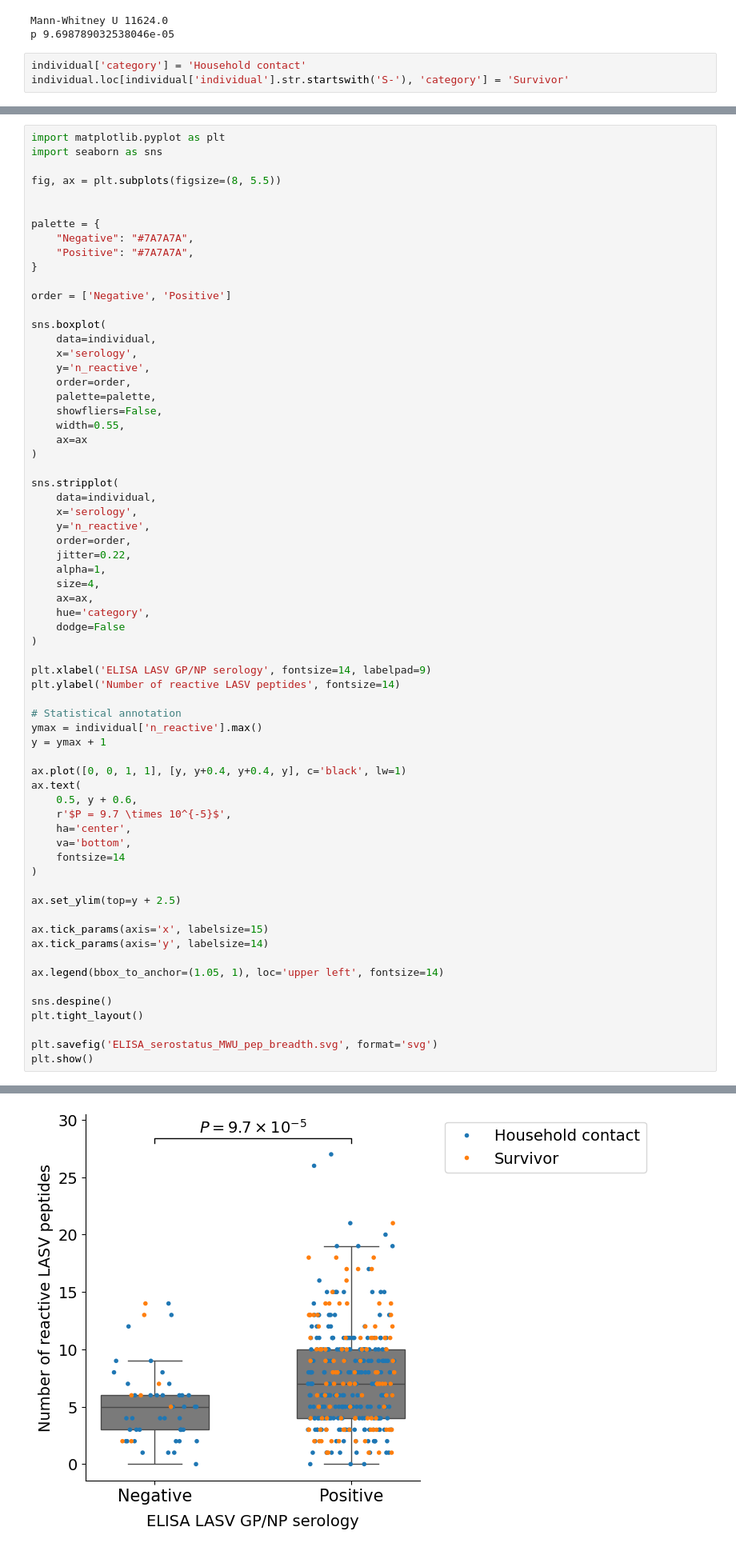
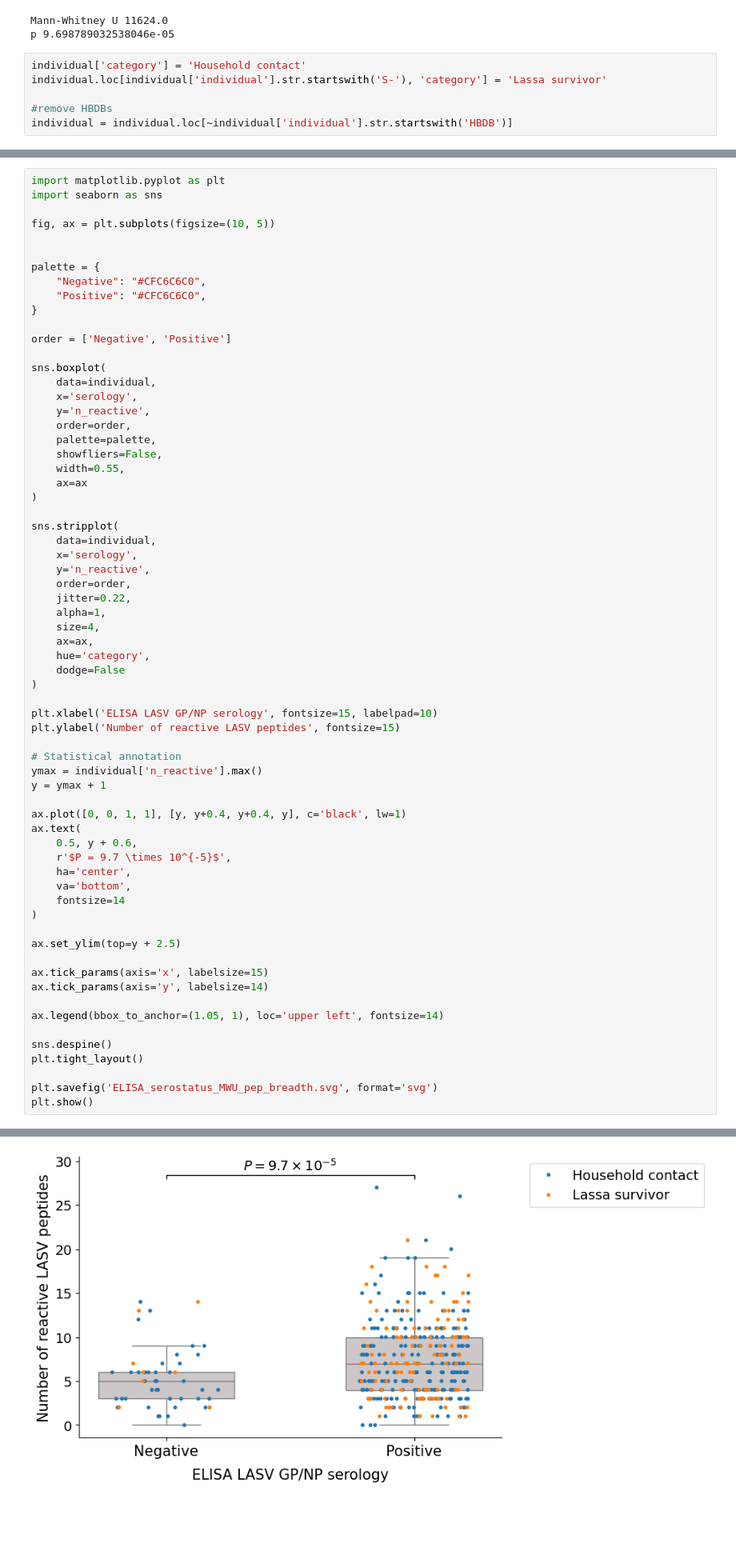
Before and after one commit to sporak577/lasv_phipseq_2026, a Jupyter notebook: LASV_ELISA_signal.ipynb, the cells around one changed output, grey strips where cells are left out. Shown at 80% size. Drawn from its saved outputs; the diff is of its cells as text; blank space fills up the shorter version.

```diff
--- a/LASV_ELISA_signal.ipynb
+++ b/LASV_ELISA_signal.ipynb
@@ -281,4 +281,7 @@ Mann-Whitney U 11624.0
 p 9.698789032538046e-05
 # %%
 individual['category'] = 'Household contact'
-individual.loc[individual['individual'].str.startswith('S-'), 'category'] = 'Survivor'
+individual.loc[individual['individual'].str.startswith('S-'), 'category'] = 'Lassa survivor'
+
+#remove HBDBs
+individual = individual.loc[~individual['individual'].str.startswith('HBDB')]
@@ -286,12 +309,12 @@ individual.loc[individual['individual'].str.startswith('S-'), 'category'] = 'Sur
 import matplotlib.pyplot as plt
 import seaborn as sns
 
-fig, ax = plt.subplots(figsize=(8, 5.5))
+fig, ax = plt.subplots(figsize=(10, 5))
 
 
 palette = {
-    "Negative": "#7A7A7A",
-    "Positive": "#7A7A7A",
+    "Negative": "#CFC6C6C0",
+    "Positive": "#CFC6C6C0",
 }
 
 order = ['Negative', 'Positive']
@@ -320,38 +343,38 @@ sns.stripplot(
     dodge=False
 )
 
-plt.xlabel('ELISA LASV GP/NP serology', fontsize=14, labelpad=9)
-plt.ylabel('Number of reactive LASV peptides', fontsize=14)
+plt.xlabel('ELISA LASV GP/NP serology', fontsize=15, labelpad=10)
+plt.ylabel('Number of reactive LASV peptides', fontsize=15)
 
 # Statistical annotation
 ymax = individual['n_reactive'].max()
 y = ymax + 1
 
 ax.plot([0, 0, 1, 1], [y, y+0.4, y+0.4, y], c='black', lw=1)
 ax.text(
     0.5, y + 0.6,
     r'$P = 9.7 \times 10^{-5}$',
     ha='center',
     va='bottom',
     fontsize=14
 )
 
 ax.set_ylim(top=y + 2.5)
 
 ax.tick_params(axis='x', labelsize=15)
 ax.tick_params(axis='y', labelsize=14)
 
 ax.legend(bbox_to_anchor=(1.05, 1), loc='upper left', fontsize=14)
 
 sns.despine()
 plt.tight_layout()
 
 plt.savefig('ELISA_serostatus_MWU_pep_breadth.svg', format='svg')
 plt.show()
 # %% [output]
 Passing `palette` without assigning `hue` is deprecated and will be removed in v0.14.0. Assign the `x` variable to `hue` and set `legend=False` for the same effect.
 
   sns.boxplot(
-[figure, old version]
+[figure, new version]
 # %% [markdown]
 ## how many wew PhIP-Seq positive vs ELISA positive? How much of the PhIP-Seq signal can be attributed to glycoprotein and nucleoprotein peptides?
```
Also changed, not shown: parts of 18 cells of this notebook, 8 other files.
